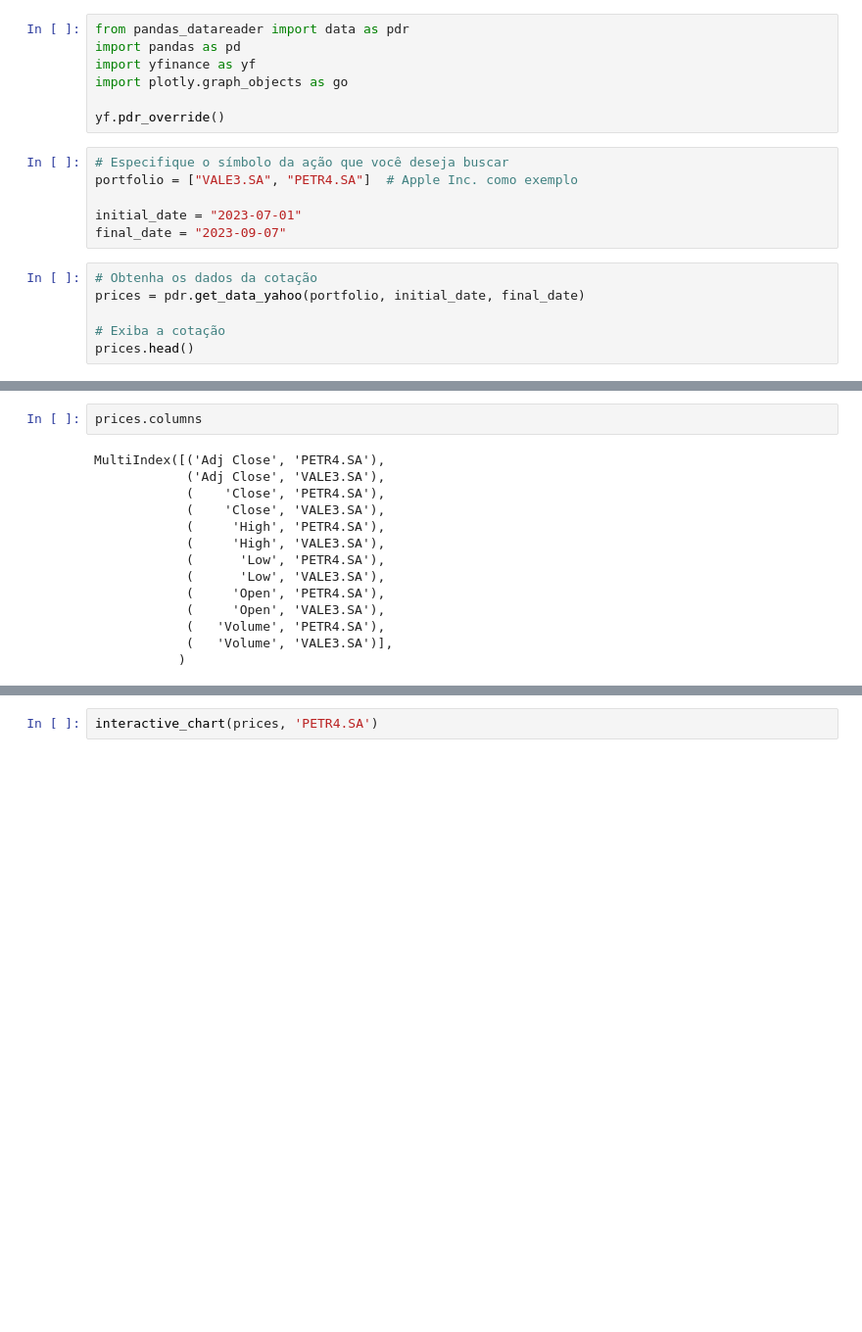
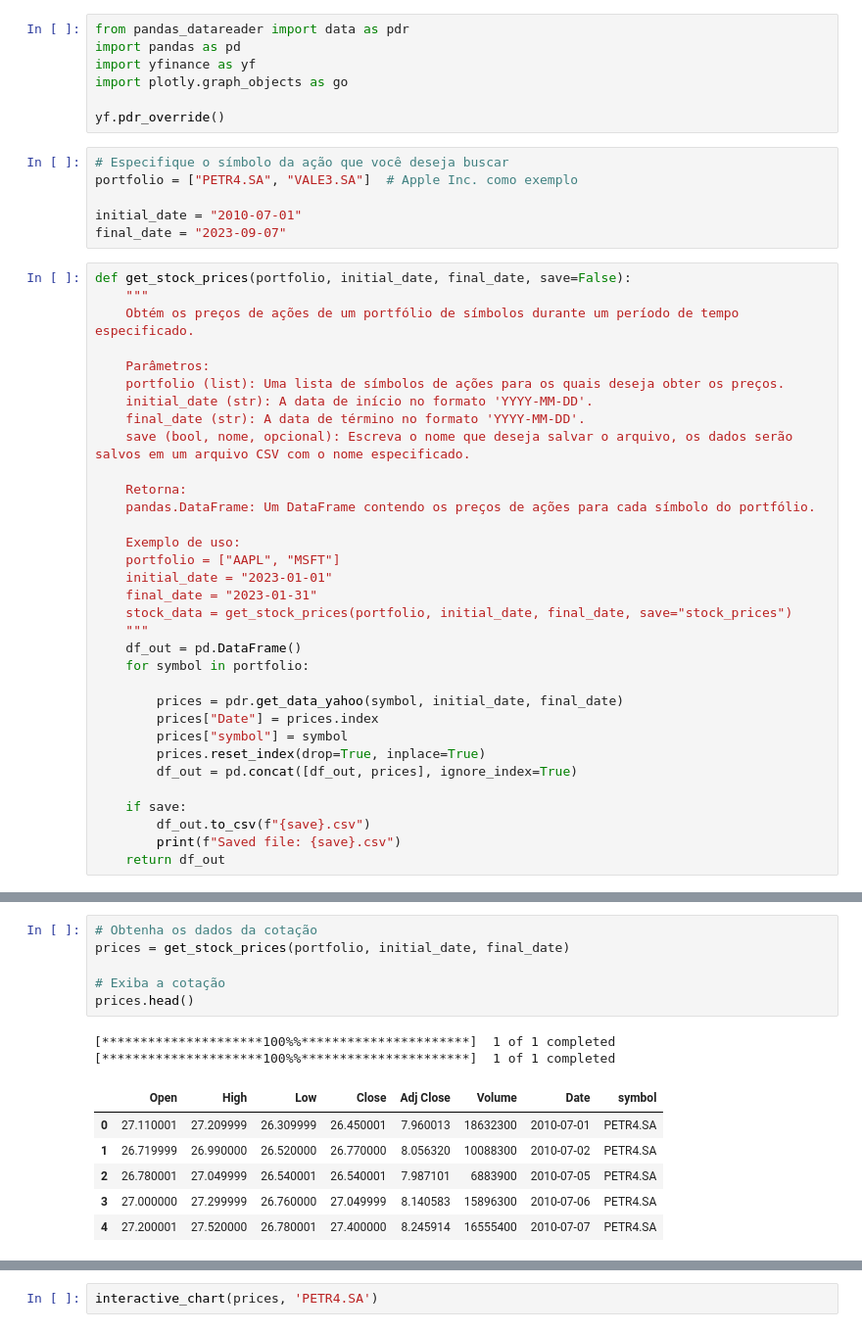
Before and after one commit to Brugor/API-stock-python, a Jupyter notebook: 01_stock_prices.ipynb, the cells around one changed output, grey strips where cells are left out. Shown at 98% size. Cells and saved outputs as stored; diff of their text form; blank space fills up the shorter version.

Commit message:
Standardized df and  option to save
Standardized csv file and inserted the option to save.

```diff
--- a/01_stock_prices.ipynb
+++ b/01_stock_prices.ipynb
@@ -9,13 +9,40 @@ import plotly.graph_objects as go
 yf.pdr_override()
 # %%
 # Especifique o símbolo da ação que você deseja buscar
-portfolio = ["VALE3.SA", "PETR4.SA"]  # Apple Inc. como exemplo
+portfolio = ["PETR4.SA", "VALE3.SA"]  # Apple Inc. como exemplo
 
-initial_date = "2023-07-01"
+initial_date = "2010-07-01"
 final_date = "2023-09-07"
 # %%
-# Obtenha os dados da cotação
-prices = pdr.get_data_yahoo(portfolio, initial_date, final_date)
+def get_stock_prices(portfolio, initial_date, final_date, save=False):
+    """
+    Obtém os preços de ações de um portfólio de símbolos durante um período de tempo especificado.
 
-# Exiba a cotação
-prices.head()
+    Parâmetros:
+    portfolio (list): Uma lista de símbolos de ações para os quais deseja obter os preços.
+    initial_date (str): A data de início no formato 'YYYY-MM-DD'.
+    final_date (str): A data de término no formato 'YYYY-MM-DD'.
+    save (bool, nome, opcional): Escreva o nome que deseja salvar o arquivo, os dados serão salvos em um arquivo CSV com o nome especificado.
+
+    Retorna:
+    pandas.DataFrame: Um DataFrame contendo os preços de ações para cada símbolo do portfólio.
+
+    Exemplo de uso:
+    portfolio = ["AAPL", "MSFT"]
+    initial_date = "2023-01-01"
+    final_date = "2023-01-31"
+    stock_data = get_stock_prices(portfolio, initial_date, final_date, save="stock_prices")
+    """
+    df_out = pd.DataFrame()
+    for symbol in portfolio:
+
+        prices = pdr.get_data_yahoo(symbol, initial_date, final_date)
+        prices["Date"] = prices.index
+        prices["symbol"] = symbol
+        prices.reset_index(drop=True, inplace=True)
+        df_out = pd.concat([df_out, prices], ignore_index=True)
+
+    if save:
+        df_out.to_csv(f"{save}.csv")
+        print(f"Saved file: {save}.csv")
+    return df_out
@@ -32,16 +49,15 @@ prices.head()
-# %%
-prices.columns
-# %% [output]
-MultiIndex([('Adj Close', 'PETR4.SA'),
-            ('Adj Close', 'VALE3.SA'),
-            (    'Close', 'PETR4.SA'),
-            (    'Close', 'VALE3.SA'),
-            (     'High', 'PETR4.SA'),
-            (     'High', 'VALE3.SA'),
-            (      'Low', 'PETR4.SA'),
-            (      'Low', 'VALE3.SA'),
-            (     'Open', 'PETR4.SA'),
-            (     'Open', 'VALE3.SA'),
-            (   'Volume', 'PETR4.SA'),
-            (   'Volume', 'VALE3.SA')],
-           )
+# %%
+# Obtenha os dados da cotação
+prices = get_stock_prices(portfolio, initial_date, final_date)
+
+# Exiba a cotação
+prices.head()
+# %% [output]
+[*********************100%%**********************]  1 of 1 completed
+[*********************100%%**********************]  1 of 1 completed
+|  | Open | High | Low | Close | Adj Close | Volume | Date | symbol |
+| 0 | 27.110001 | 27.209999 | 26.309999 | 26.450001 | 7.960013 | 18632300 | 2010-07-01 | PETR4.SA |
+| 1 | 26.719999 | 26.990000 | 26.520000 | 26.770000 | 8.056320 | 10088300 | 2010-07-02 | PETR4.SA |
+| 2 | 26.780001 | 27.049999 | 26.540001 | 26.540001 | 7.987101 | 6883900 | 2010-07-05 | PETR4.SA |
+| 3 | 27.000000 | 27.299999 | 26.760000 | 27.049999 | 8.140583 | 15896300 | 2010-07-06 | PETR4.SA |
+| 4 | 27.200001 | 27.520000 | 26.780001 | 27.400000 | 8.245914 | 16555400 | 2010-07-07 | PETR4.SA |
```
Also changed, not shown: parts of 5 cells of this notebook.
